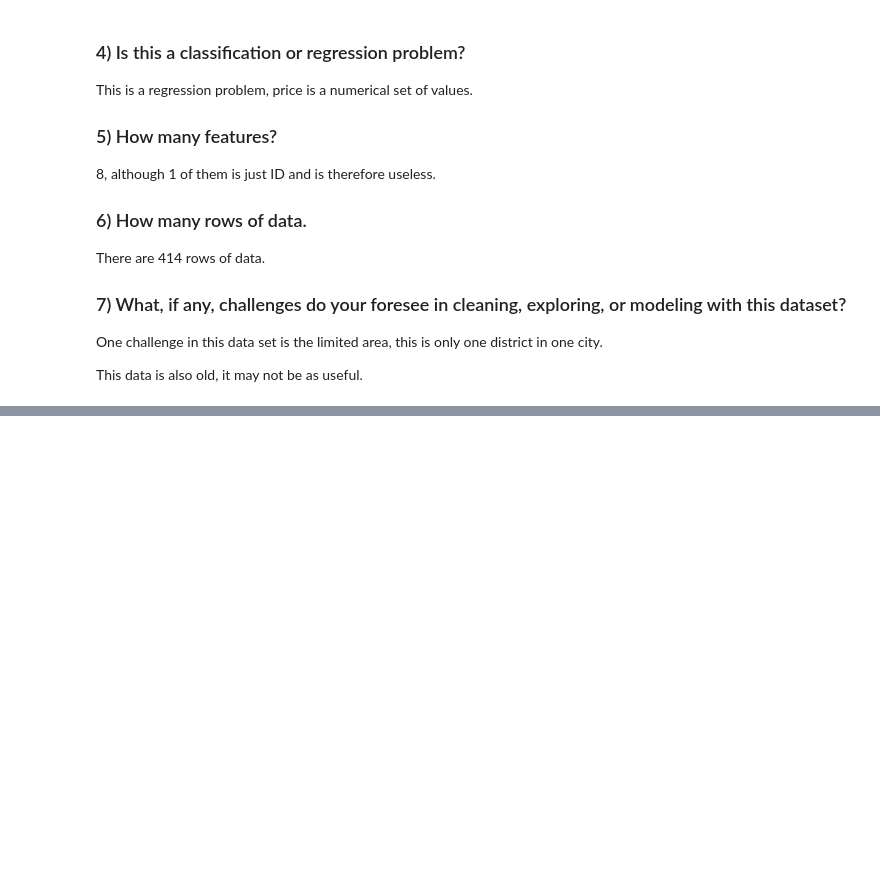
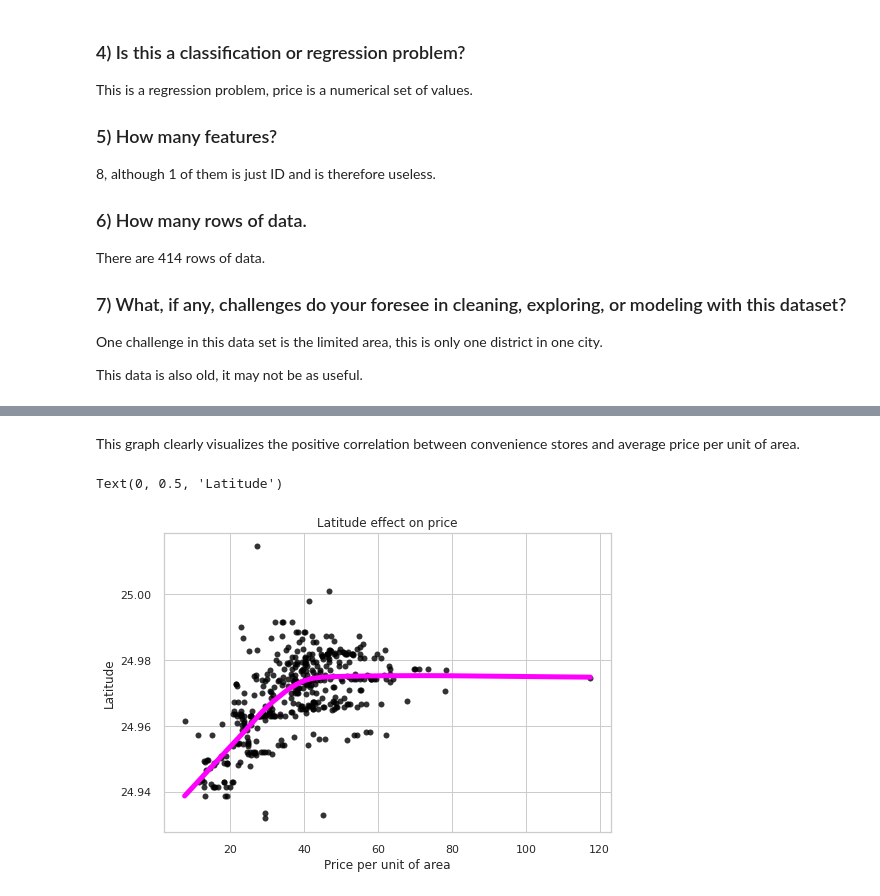
Before and after one commit to blakedshull/datascience, a Jupyter notebook: Project_2.ipynb, the cells around one changed output, grey strips where cells are left out. Saved outputs shown, nothing was run; the diff lists cells and outputs as text; code cells hidden in the pictures; blank space fills up the shorter version.

```diff
--- a/Project_2.ipynb
+++ b/Project_2.ipynb
@@ -462,0 +154,11 @@ This data is also old, it may not be as useful.
+# %% [markdown]
+This graph clearly visualizes the positive correlation between convenience stores and average price per unit of area.
+# %%
+sns.regplot(data = df, x = 'house price of unit area', y = 'latitude', lowess=True, color="black",
+            line_kws={"color":"magenta", "linewidth":5})
+plt.title("Latitude effect on price")
+plt.xlabel("Price per unit of area")
+plt.ylabel("Latitude")
+# %% [output]
+Text(0, 0.5, 'Latitude')
+[figure, added]
```
Also changed, not shown: parts of 61 cells of this notebook.
